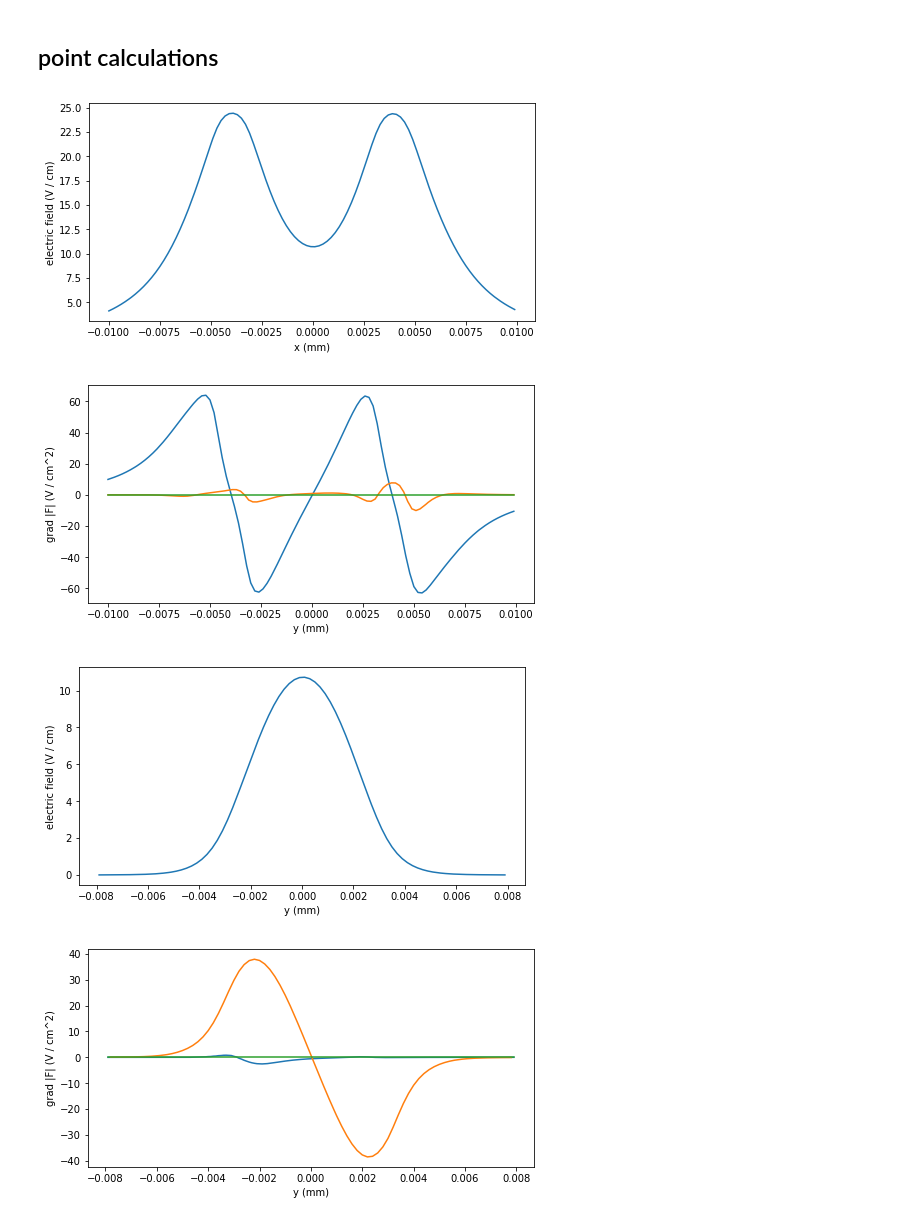
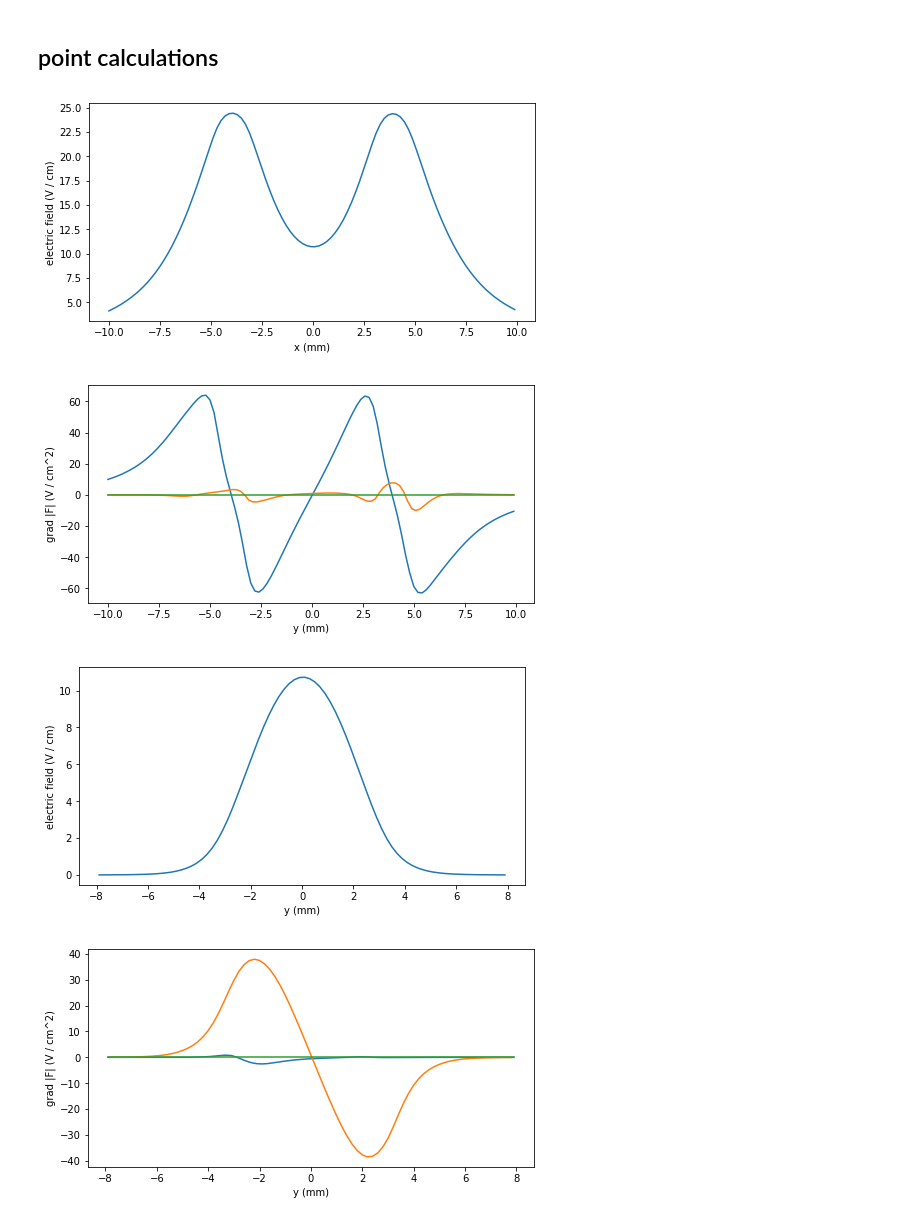
Before and after one commit to ad3ller/fastadjust, a Jupyter notebook: notebooks/fastadjust.ipynb, the cells around one changed output. Drawn from its saved outputs; the diff is of its cells as text; code cells hidden in the pictures.

```diff
--- a/notebooks/fastadjust.ipynb
+++ b/notebooks/fastadjust.ipynb
@@ -10,7 +10,7 @@ from scipy.constants import centi, milli
 from fastadjust.io import h5read
 # %%
 # SIMION array
-fil = os.path.join(r"../data", "quad_3D.h5")
+fil = os.path.join(r"../data", "quad.h5")
 fa = h5read(fil)
 # move xy origin to center of the grid
 fa.x0 = - (fa.nx - 1) * fa.dx / 2
@@ -122,44 +122,44 @@ xvals = np.arange(-10, 10, .1) * 1e-3
 fvals = [fa.amp_field_r((x, 0, 0.075), voltages) * centi for x in xvals]
 
 fig, ax = plt.subplots(figsize=(8,4))
-ax.plot(xvals, fvals)
+ax.plot(xvals / milli, fvals)
 ax.set_ylabel('electric field (V / cm)')
 ax.set_xlabel('x (mm)')
 plt.show()
 # %% [output]
-[figure, old version]
+[figure, new version]
 # %%
-gx, gy, gz = np.array([fa.grad_field_r((x, 0, 0.075), voltages) * centi * centi for x in xvals]).T
+gx, gy, gz = np.array([fa.grad_field_r((x, 0, 0.075), voltages) * centi**2.0 for x in xvals]).T
 
 fig, ax = plt.subplots(figsize=(8,4))
-ax.plot(xvals, gx)
-ax.plot(xvals, gy)
-ax.plot(xvals, gz)
+ax.plot(xvals / milli, gx)
+ax.plot(xvals / milli, gy)
+ax.plot(xvals / milli, gz)
 ax.set_ylabel('grad |F| (V / cm^2)')
 ax.set_xlabel('y (mm)')
 plt.show()
 # %% [output]
-[figure, old version]
+[figure, new version]
 # %%
 yvals = np.arange(-8, 8, .1) * 1e-3
 fvals = [fa.amp_field_r((0, y, 0.075), voltages) * centi for y in yvals]
 
 fig, ax = plt.subplots(figsize=(8,4))
-ax.plot(yvals, fvals)
+ax.plot(yvals / milli, fvals)
 ax.set_ylabel('electric field (V / cm)')
 ax.set_xlabel('y (mm)')
 plt.show()
 # %% [output]
-[figure, old version]
+[figure, new version]
 # %%
 gx, gy, gz = np.array([fa.grad_field_r((0, y, 0.075), voltages) * centi * centi for y in yvals]).T
 
 fig, ax = plt.subplots(figsize=(8,4))
-ax.plot(yvals, gx)
-ax.plot(yvals, gy)
-ax.plot(yvals, gz)
+ax.plot(yvals / milli, gx)
+ax.plot(yvals / milli, gy)
+ax.plot(yvals / milli, gz)
 ax.set_ylabel('grad |F| (V / cm^2)')
 ax.set_xlabel('y (mm)')
 plt.show()
 # %% [output]
-[figure, old version]
+[figure, new version]
```
Also changed, not shown: 1 other file.
